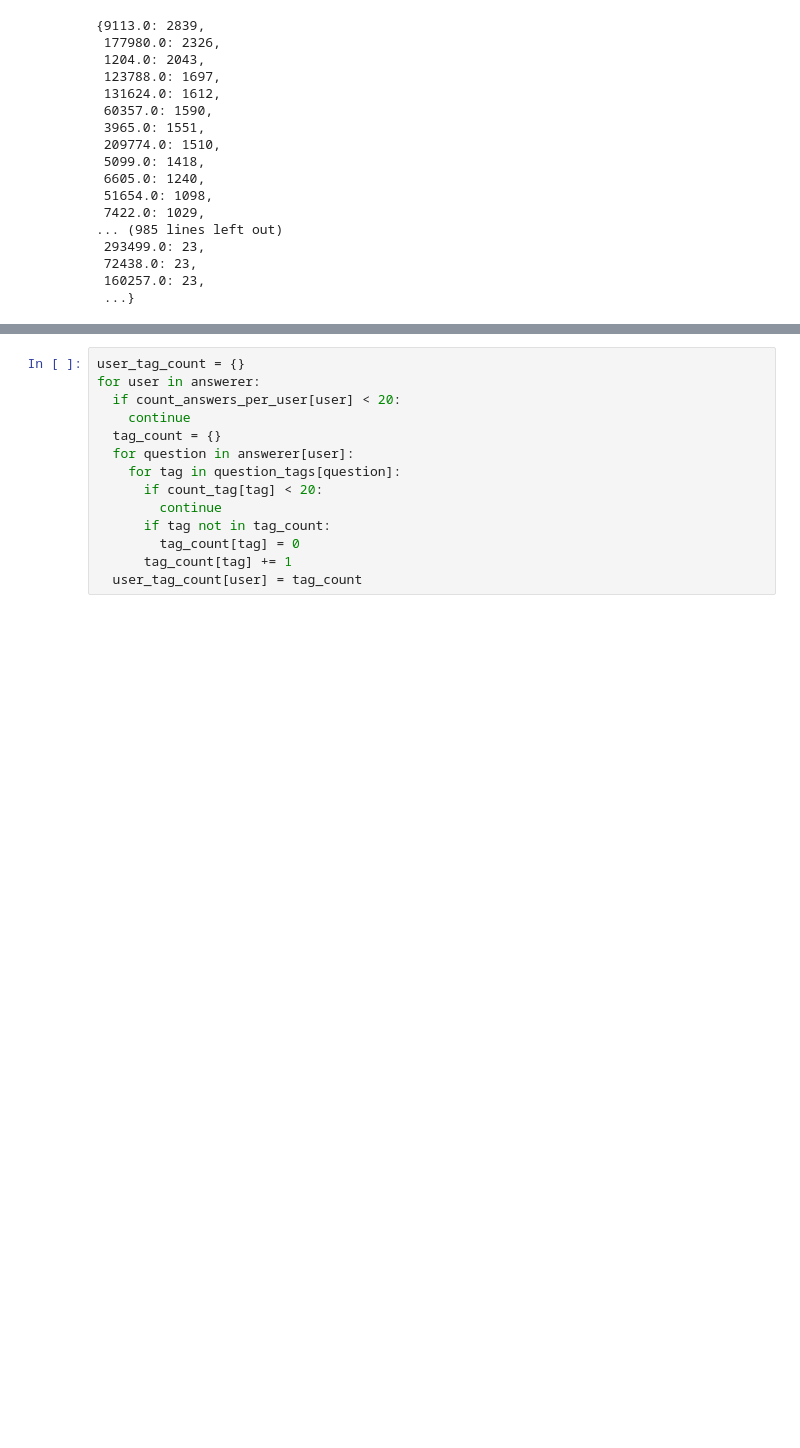
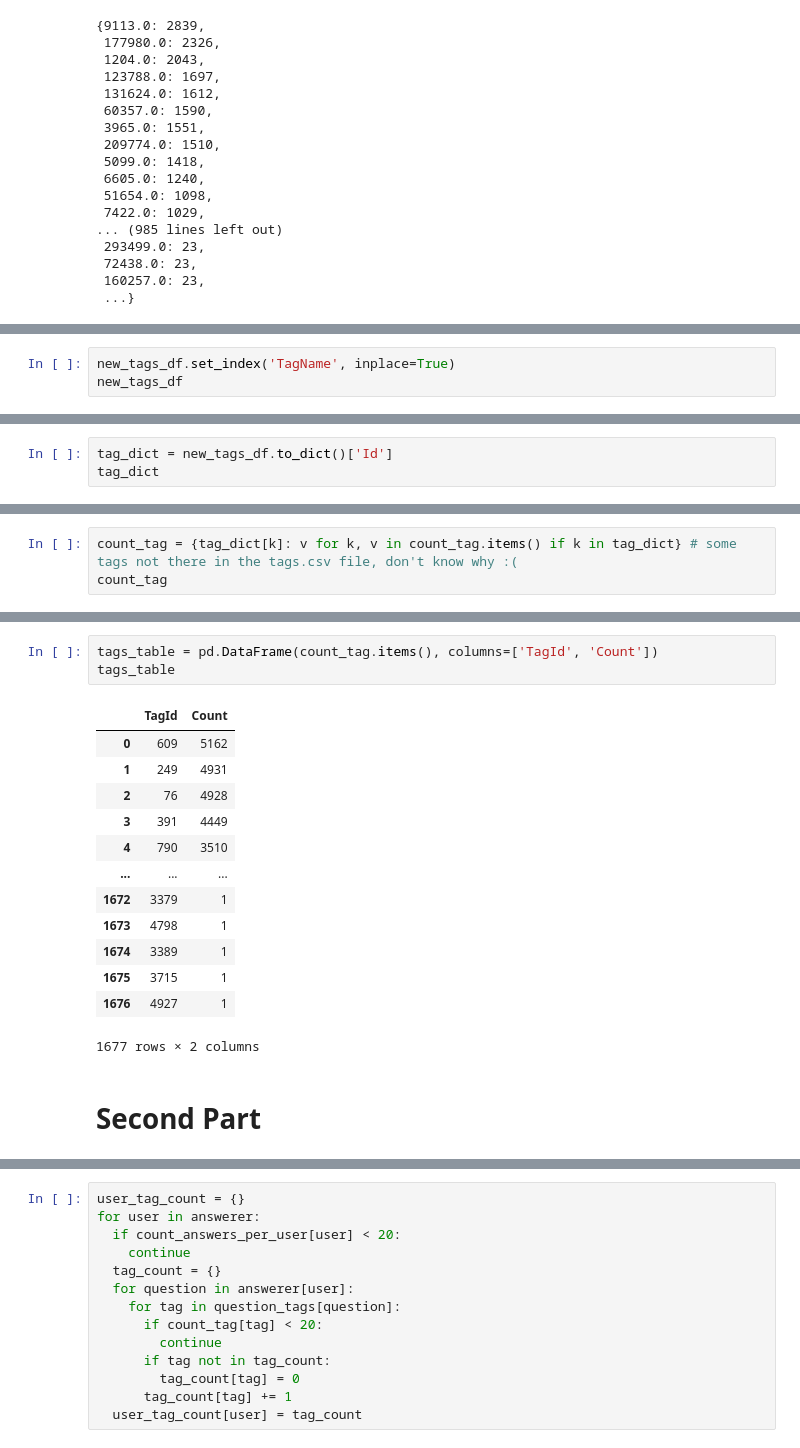
Before and after one commit to Ad-Aayush/Recomendation_Data_Mining, a Jupyter notebook: recomendation.ipynb, the cells around one changed output, grey strips where cells are left out. Saved outputs shown, nothing was run; the diff lists cells and outputs as text; blank space fills up the shorter version.

Commit message:
Fixed some stuff in part-1 and analysis on part-1

```diff
--- a/recomendation.ipynb
+++ b/recomendation.ipynb
@@ -62,0 +250,3 @@ count_tag
+# %%
+new_tags_df.set_index('TagName', inplace=True)
+new_tags_df
@@ -62,0 +268,3 @@ count_tag
+# %%
+tag_dict = new_tags_df.to_dict()['Id']
+tag_dict
@@ -62,0 +289,3 @@ count_tag
+# %%
+count_tag = {tag_dict[k]: v for k, v in count_tag.items() if k in tag_dict} # some tags not there in the tags.csv file, don't know why :(
+count_tag
@@ -63,2 +327,21 @@ count_tag
+# %%
+tags_table = pd.DataFrame(count_tag.items(), columns=['TagId', 'Count'])
+tags_table
+# %% [output]
+|  | TagId | Count |
+| 0 | 609 | 5162 |
+| 1 | 249 | 4931 |
+| 2 | 76 | 4928 |
+| 3 | 391 | 4449 |
+| 4 | 790 | 3510 |
+| ... | ... | ... |
+| 1672 | 3379 | 1 |
+| 1673 | 4798 | 1 |
+| 1674 | 3389 | 1 |
+| 1675 | 3715 | 1 |
+| 1676 | 4927 | 1 |
+1677 rows × 2 columns
+# %% [markdown]
+# Second Part
 # %%
 answerer_tag = pd.DataFrame()
```
Also changed, not shown: parts of 24 cells of this notebook.
